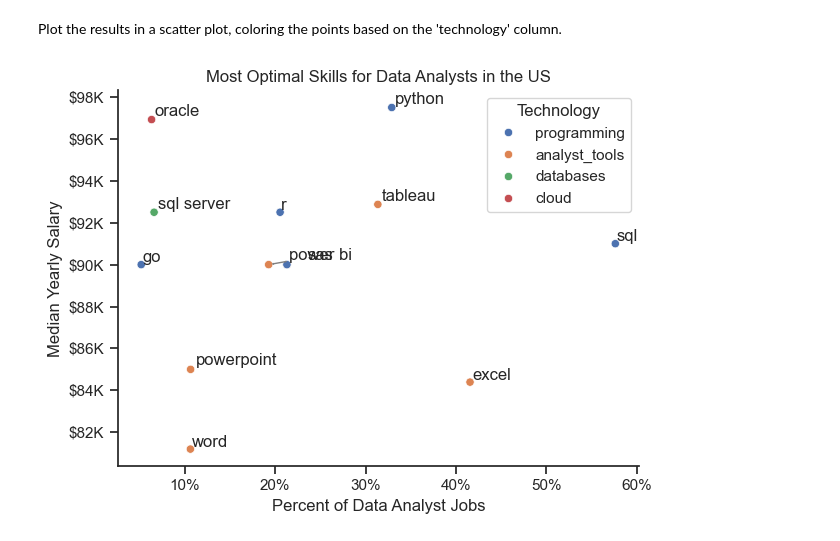
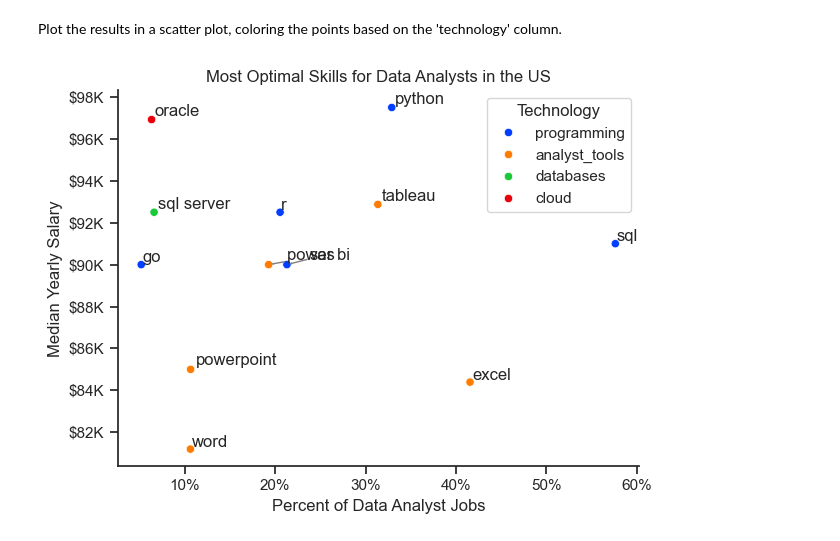
Before and after one commit to luisruro/salary_analysis_data_science, a Jupyter notebook: 5_optimal_skills.ipynb, the cells around one changed output. Drawn from its saved outputs; the diff is of its cells as text; code cells hidden in the pictures.

```diff
--- a/5_optimal_skills.ipynb
+++ b/5_optimal_skills.ipynb
@@ -205,37 +205,40 @@ df_DA_skills_tech_high_demand = df_DA_skills_tech[df_DA_skills_tech['skill_perce
 # %% [markdown]
 Plot the results in a scatter plot, coloring the points based on the 'technology' column.
 # %%
+from matplotlib.ticker import PercentFormatter
+
 sns.scatterplot(
     data=df_DA_skills_tech_high_demand,
     x='skill_percent',
     y='median_salary',
-    hue='technology'
+    hue='technology',
+    palette='bright',  # Use a bright palette for distinct colors
+    legend='full'  # Ensure the legend is shown
 )
 
 sns.despine()
 sns.set_theme(style='ticks')
 
 # Prepare texts for adjustText
 texts = []
 for i, txt in enumerate(df_DA_skills_high_demand.index):
     texts.append(plt.text(df_DA_skills_high_demand['skill_percent'].iloc[i], df_DA_skills_high_demand['median_salary'].iloc[i], txt))
 
 # Adjust text to avoid overlap
 adjust_text(texts, arrowprops=dict(arrowstyle='->', color='gray'))
 
 # Set axis labels, title, and legend
 plt.xlabel('Percent of Data Analyst Jobs')
 plt.ylabel('Median Yearly Salary')
 plt.title('Most Optimal Skills for Data Analysts in the US')
 plt.legend(title='Technology')
 
-from matplotlib.ticker import PercentFormatter
 ax = plt.gca()
 ax.yaxis.set_major_formatter(plt.FuncFormatter(lambda y, pos: f'${int(y/1000)}K'))
 ax.xaxis.set_major_formatter(PercentFormatter(decimals=0))
 
 # Adjust layout and display plot
 plt.tight_layout()
 plt.show()
 # %% [output]
-[figure, old version]
+[figure, new version]
```
Also changed, not shown: parts of 1 cell of this notebook, 3 other files.
